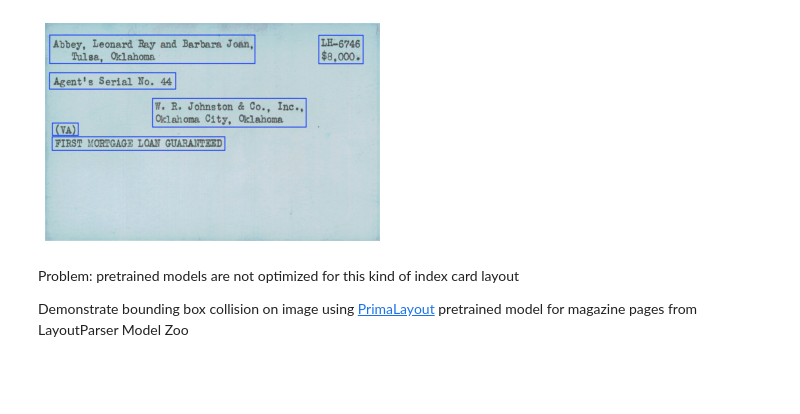
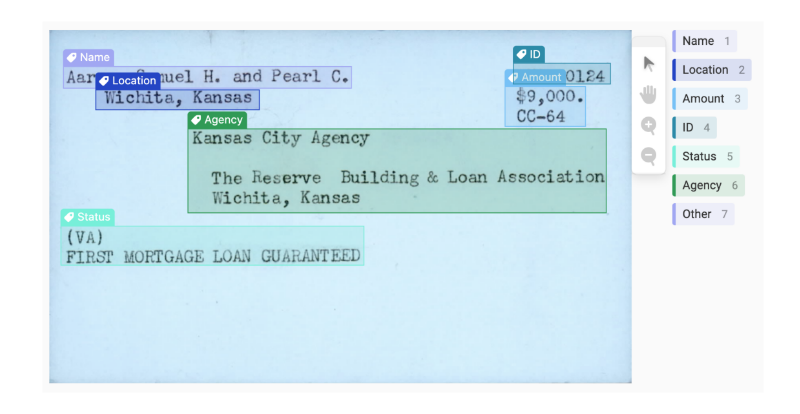
Before and after one commit to ICPSR/gi-bill, a Jupyter notebook: notebooks/custom-model.ipynb, the cells around one changed output. Drawn from its saved outputs; the diff is of its cells as text; code cells hidden in the pictures; blank space fills up the shorter version.

Commit message:
Updating text extraction workflow with custom labels

```diff
--- a/notebooks/custom-model.ipynb
+++ b/notebooks/custom-model.ipynb
@@ -24,6 +46,10 @@ import pandas as pd
 import numpy as np
 import glob
 import os
+import random
 import cv2
 import matplotlib.pyplot as plt
 %matplotlib inline
+from pycocotools.coco import COCO
+
+plt.rcParams["figure.figsize"] = (20,30)
@@ -47,10 +101,6 @@ Notes:
 # %%
-ex_image = cv2.imread('../example-boxes.jpg')
+labeled_image = cv2.imread('../example-boxes.png') # example image from Label Studio including annotation scheme
 plt.axis('off')
-plt.imshow(image, aspect='auto');
+plt.imshow(labeled_image);
 # %% [output]
-[figure, old version]
+[figure, new version]
-# %% [markdown]
-Problem: pretrained models are not optimized for this kind of index card layout
-
-Demonstrate bounding box collision on image using [PrimaLayout](https://www.primaresearch.org/dataset/) pretrained model for magazine pages from LayoutParser Model Zoo
```
Also changed, not shown: parts of 20 cells of this notebook, 6 other files.
